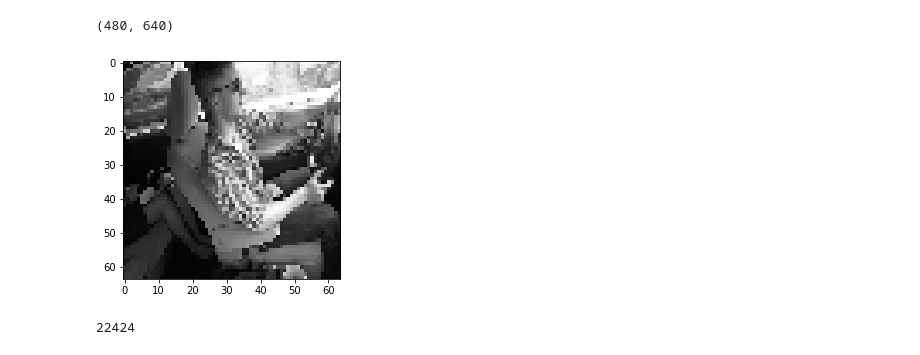
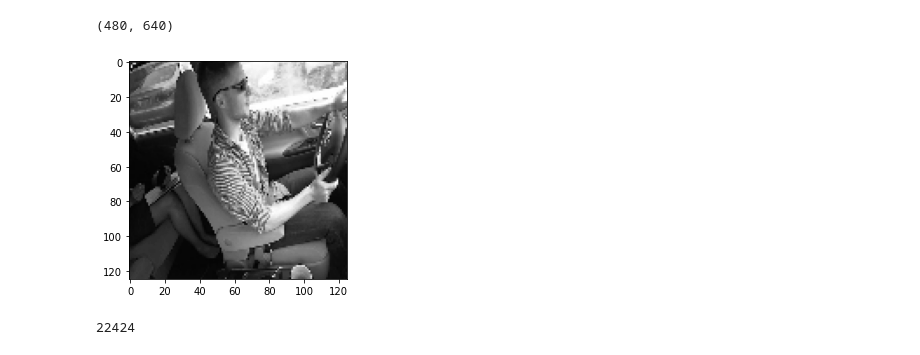
Before and after one commit to chrischan23/Capstone-Project--Distracted-Driver-Detection, a Jupyter notebook: code/Capstone.ipynb, the cells around one changed output. Cells and saved outputs as stored; diff of their text form; code cells hidden in the pictures.

```diff
--- a/code/Capstone.ipynb
+++ b/code/Capstone.ipynb
@@ -200,13 +200,13 @@ print(img_array.shape)
 # %% [output]
 (480, 640)
 # %%
-IMG_SIZE = 64
+IMG_SIZE = 125
 
 new_array = cv2.resize(img_array, (IMG_SIZE, IMG_SIZE))
 plt.imshow(new_array, cmap = 'gray')
 plt.show()
 # %% [output]
-[figure, old version]
+[figure, new version]
 # %%
 training_data = []
 
```
Also changed, not shown: parts of 10 cells of this notebook, 1 other file.
